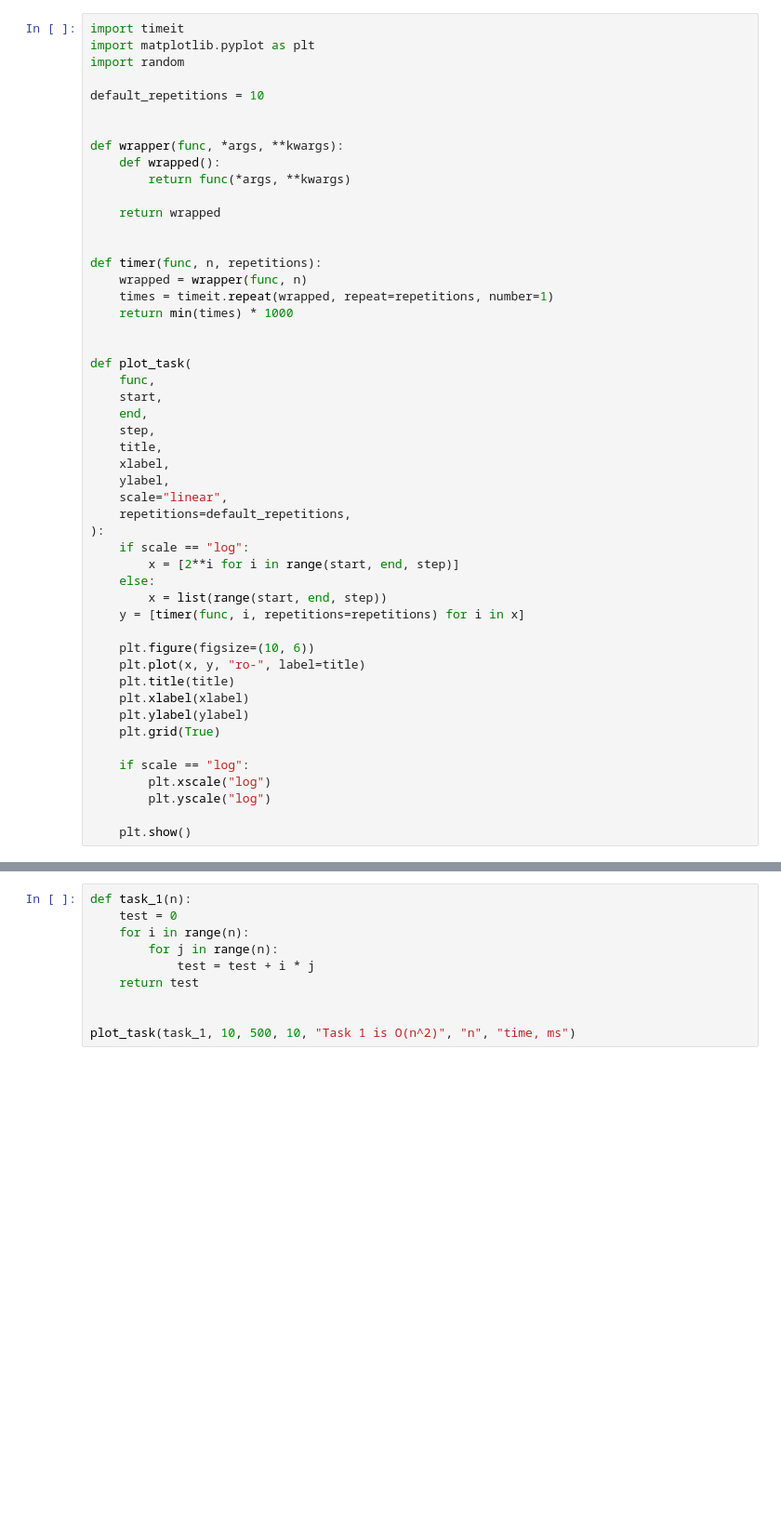
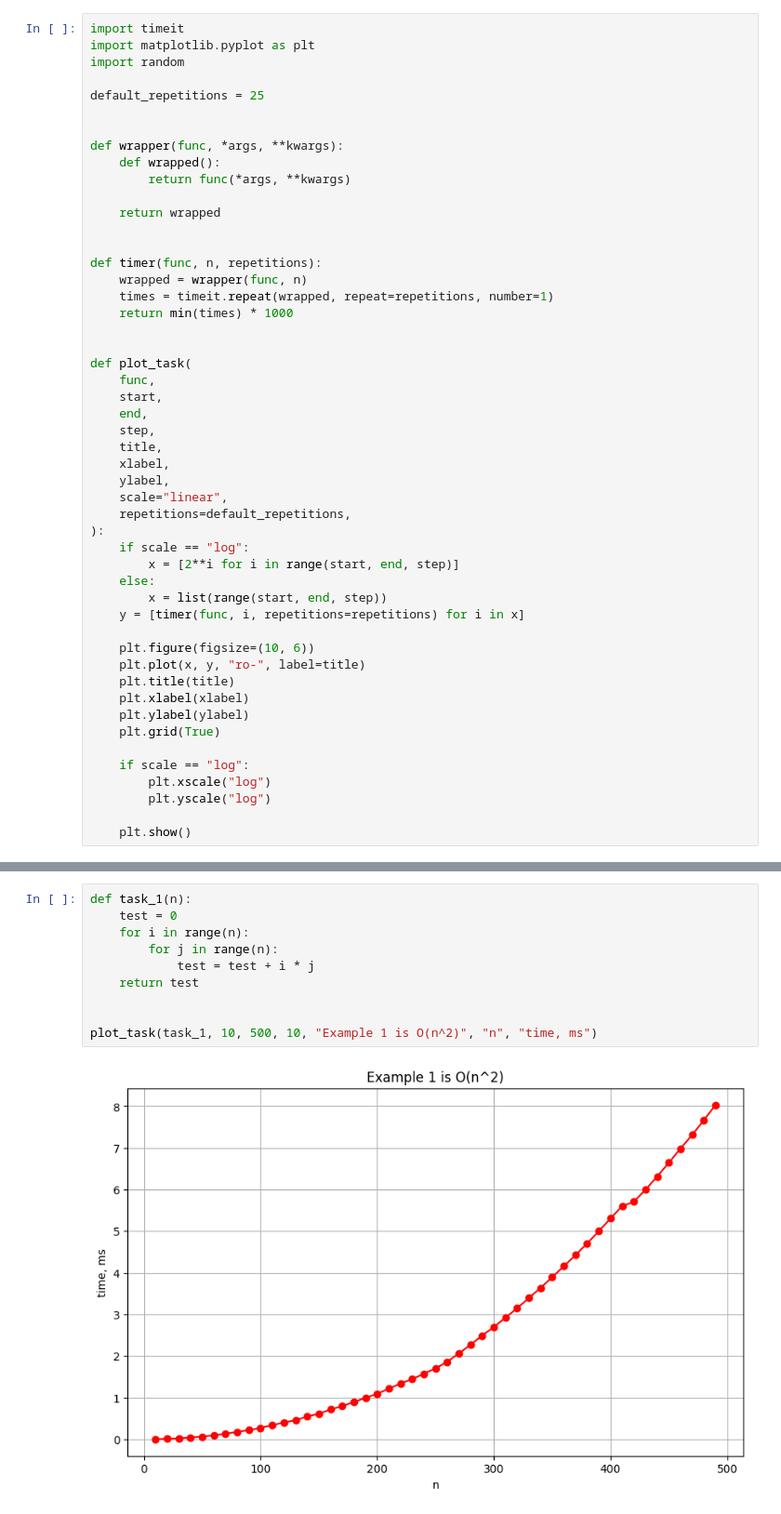
Before and after one commit to romankurakin/data-structures-and-algorithms, a Jupyter notebook: Big-O.ipynb, the cells around one changed output, grey strips where cells are left out. Shown at 93% size. Cells and saved outputs as stored; diff of their text form; blank space fills up the shorter version.

Commit message:
feat: commit result plots in introduction notebook

```diff
--- a/Big-O.ipynb
+++ b/Big-O.ipynb
@@ -19,7 +19,7 @@ import timeit
 import matplotlib.pyplot as plt
 import random
 
-default_repetitions = 10
+default_repetitions = 25
 
 
 def wrapper(func, *args, **kwargs):
@@ -71,11 +71,13 @@ Evaluate time complexity of the following function.
 # %%
 def task_1(n):
     test = 0
     for i in range(n):
         for j in range(n):
             test = test + i * j
     return test
 
 
-plot_task(task_1, 10, 500, 10, "Task 1 is O(n^2)", "n", "time, ms")
+plot_task(task_1, 10, 500, 10, "Example 1 is O(n^2)", "n", "time, ms")
+# %% [output]
+[figure, added]
 # %% [markdown]
```
Also changed, not shown: parts of 19 cells of this notebook.
